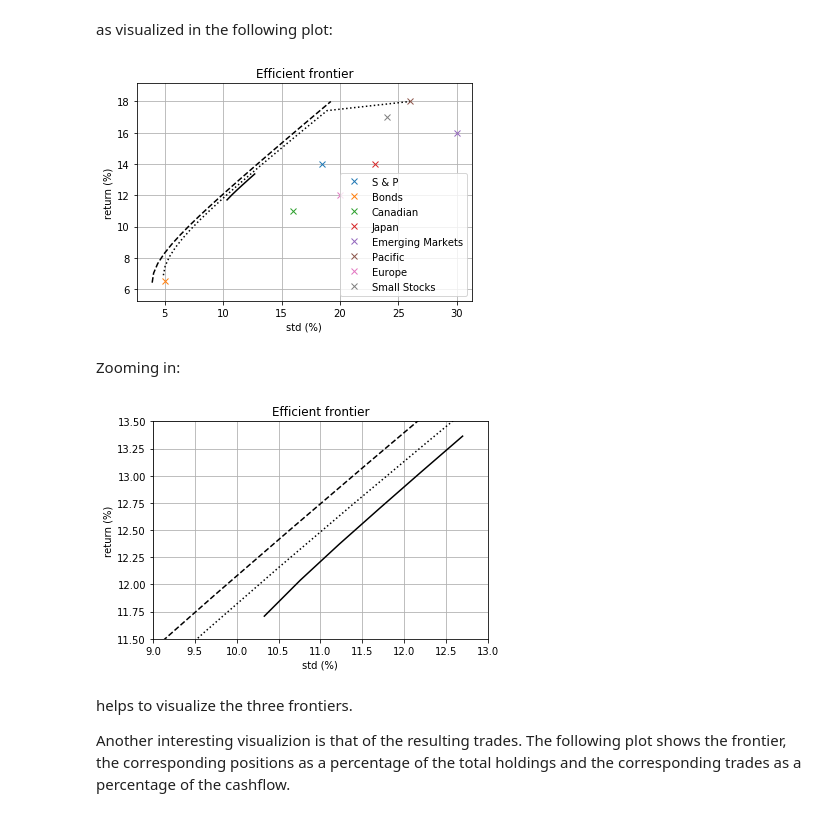
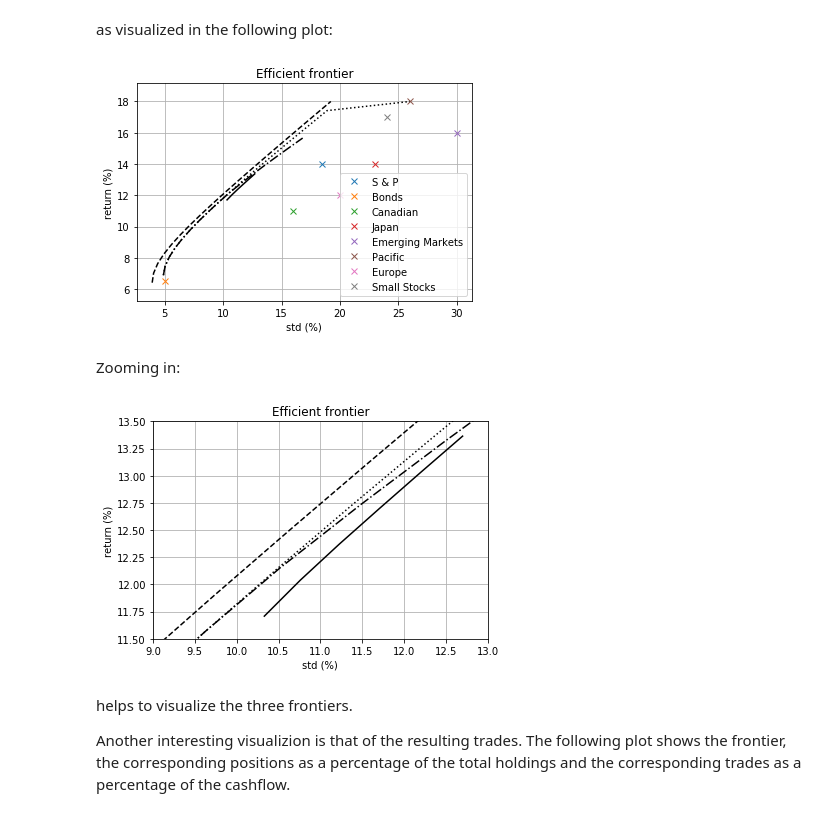
Before and after one commit to mcdeoliveira/pyoptimum-examples, a Jupyter notebook: examples/portfolio.ipynb, the cells around one changed output. Drawn from its saved outputs; the diff is of its cells as text; code cells hidden in the pictures.

Commit message:
Adding general constraints to the portfolio demo.

```diff
--- a/examples/portfolio.ipynb
+++ b/examples/portfolio.ipynb
@@ -443,0 +450,3 @@ We will revisit this problem later in this notebook after showing how to calcula
+# %%
+set1 = {'label': 's&p_bonds_set', 'indices': [0, 1]}
+constraint1 = {'label': 's&p_bonds', 'set': 's&p_bonds_set', 'bounds': [.5, np.inf]}
@@ -621,0 +753,21 @@ We have combined in this plot also the standard frontier with short sales (dashe
+# %%
+rmax = np.max(r)
+rmin = np.min((np.min(r), np.min(mu0)))
+dr = rmax - rmin
+colors = np.array(plt.rcParams['axes.prop_cycle'].by_key()['color'])
+# %%
+# plot frontier
+ylim = ((rmin-0.1*dr), (rmax+0.1*dr))
+
+for i, label in enumerate(assets['Label'].values):
+    plt.plot(np.sqrt(Q[i,i]), r[i], 'x', color=colors[np.mod(i, len(colors))])
+plt.plot(np.sqrt(var0), mu0, 'k--')
+plt.plot(np.sqrt(var1), mu1, 'k:')
+plt.plot(np.sqrt(var2), mu2, 'k')
+plt.xlabel('std (%)')
+plt.ylabel('return (%)')
+plt.title('Efficient frontier')
+plt.ylim(ylim)
+plt.legend(assets['Label'].values)
+plt.grid()
+plt.show()
@@ -650,18 +804,18 @@ Note that in this case many returns lead to infeasible portfolios, and the effic
 # %%
 frontier = sol['frontier']
 m = len(frontier)
-mu2 = np.zeros((m,))
-var2 = np.zeros((m,))
-pos2 = np.zeros((m, n))
+mu3 = np.zeros((m,))
+var3 = np.zeros((m,))
+pos3 = np.zeros((m, n))
 for i, e in enumerate(frontier):
     point = e['sol']
-    mu2[i] = e['mu']
-    var2[i] = point['obj']
-    pos2[i, :] = point['x']
+    mu3[i] = e['mu']
+    var3[i] = point['obj']
+    pos3[i, :] = point['x']
     if point['obj'] is not None:
-        print('  {}. mu = {:.3f}%, std = {:.3f}% ({})'.format(i+1, mu2[i], math.sqrt(var2[i]), point['status']))
+        print('  {}. mu = {:.3f}%, std = {:.3f}% ({})'.format(i+1, mu3[i], math.sqrt(var3[i]), point['status']))
     else:
-        print('  {}. mu = {:.3f}%, std = --- ({})'.format(i+1, mu2[i], point['status']))
+        print('  {}. mu = {:.3f}%, std = --- ({})'.format(i+1, mu3[i], point['status']))
 # %% [output]
   1. mu = 11.708%, std = 10.331% (optimal)
   2. mu = 12.039%, std = 10.761% (optimal)
@@ -698,7 +852,8 @@ for i, label in enumerate(assets['Label'].values):
     plt.plot(np.sqrt(Q[i,i]), r[i], 'x', color=colors[np.mod(i, len(colors))])
 plt.plot(np.sqrt(var0), mu0, 'k--')
 plt.plot(np.sqrt(var1), mu1, 'k:')
-plt.plot(np.sqrt(var2), mu2, 'k')
+plt.plot(np.sqrt(var2), mu2, 'k-.')
+plt.plot(np.sqrt(var3), mu3, 'k')
 plt.xlabel('std (%)')
 plt.ylabel('return (%)')
 plt.title('Efficient frontier')
@@ -707,28 +862,29 @@ plt.legend(assets['Label'].values)
 plt.grid()
 plt.show()
 # %% [output]
-[figure, old version]
+[figure, new version]
 # %% [markdown]
 Zooming in:
 # %%
 # plot frontier
 ylim = (11.5, 13.5)
 xlim = (9, 13)
 
 for i, label in enumerate(assets['Label'].values):
     plt.plot(np.sqrt(Q[i,i]), r[i], 'x', color=colors[np.mod(i, len(colors))])
 plt.plot(np.sqrt(var0), mu0, 'k--')
 plt.plot(np.sqrt(var1), mu1, 'k:')
-plt.plot(np.sqrt(var2), mu2, 'k')
+plt.plot(np.sqrt(var2), mu2, 'k-.')
+plt.plot(np.sqrt(var3), mu3, 'k')
 plt.xlabel('std (%)')
 plt.ylabel('return (%)')
 plt.title('Efficient frontier')
 plt.ylim(ylim)
 plt.xlim(xlim)
 plt.grid()
 plt.show()
 # %% [output]
-[figure, old version]
+[figure, new version]
 # %% [markdown]
 helps to visualize the three frontiers.
 
```
Also changed, not shown: parts of 15 cells of this notebook.
